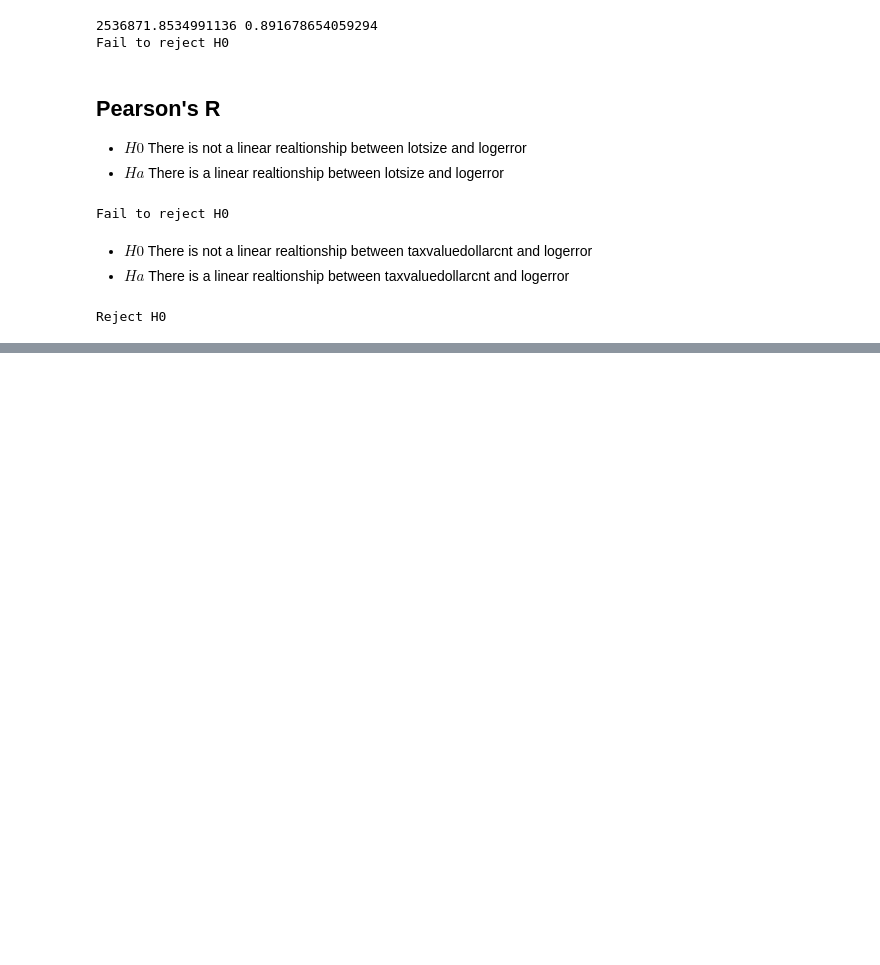
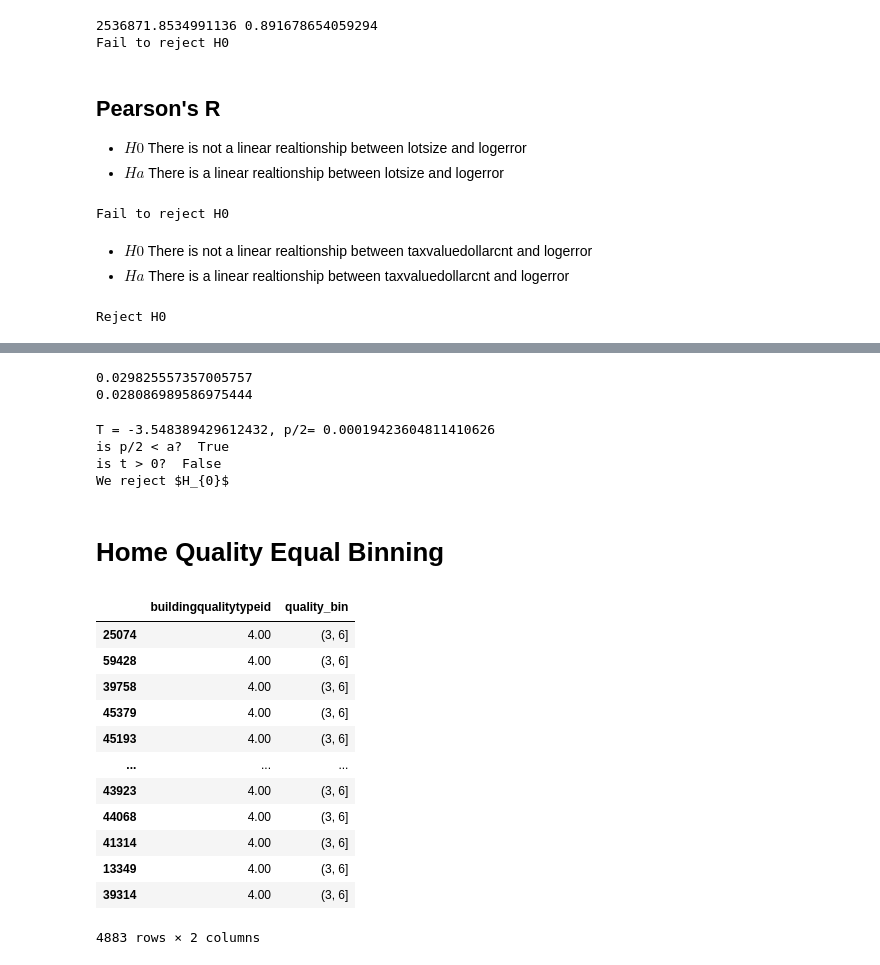
Before and after one commit to datastraine/clustering-exercises, a Jupyter notebook: explore_zillow.ipynb, the cells around one changed output, grey strips where cells are left out. Cells and saved outputs as stored; diff of their text form; code cells hidden in the pictures; blank space fills up the shorter version.

```diff
--- a/explore_zillow.ipynb
+++ b/explore_zillow.ipynb
@@ -275,0 +346,55 @@ Reject H0
+# %%
+# Create a more than 2 bath feature
+train['more_than_two_bath'] = train['bathroomcnt'] > 2
+
+# Set up for the two sample test
+two_or_less_bath = train[train.more_than_two_bath == False]
+greater_than_two_bath = train[train.more_than_two_bath == True]
+
+#Check variance
+print(two_or_less_bath.logerror.var())
+print(greater_than_two_bath.logerror.var())
+# %% [output]
+0.029825557357005757
+0.028086989586975444
+# %%
+t, p = stats.ttest_ind(two_or_less_bath.logerror, greater_than_two_bath.logerror)
+
+
+print(f"T = {t}, p/2= {p/2}")
+print("is p/2 < a? ", p/2 < a)
+print("is t > 0? ", t > 0)
+if p/2 > a:
+    print("We fail to reject $H_{0}$")
+elif t > 0:
+    print("We fail to reject $H_{0}$")
+else:
+    print("We reject $H_{0}$")
+# %% [output]
+T = -3.548389429612432, p/2= 0.00019423604811410626
+is p/2 < a?  True
+is t > 0?  False
+We reject $H_{0}$
+# %% [markdown]
+# Home Quality Equal Binning
+# %%
+# Create the intervals for the bins
+bins = pd.IntervalIndex.from_tuples([(0, 3), (3, 6), (6, 8), (8, 12)])
+# Cut the data into the bins
+train['quality_bin'] = pd.cut(train.buildingqualitytypeid, bins)
+# Print the data to ensure the intevals worked correctly
+train[['buildingqualitytypeid', 'quality_bin']].loc[train['buildingqualitytypeid'] == 4]
+# %% [output]
+|  | buildingqualitytypeid | quality_bin |
+| 25074 | 4.00 | (3, 6] |
+| 59428 | 4.00 | (3, 6] |
+| 39758 | 4.00 | (3, 6] |
+| 45379 | 4.00 | (3, 6] |
+| 45193 | 4.00 | (3, 6] |
+| ... | ... | ... |
+| 43923 | 4.00 | (3, 6] |
+| 44068 | 4.00 | (3, 6] |
+| 41314 | 4.00 | (3, 6] |
+| 13349 | 4.00 | (3, 6] |
+| 39314 | 4.00 | (3, 6] |
+4883 rows × 2 columns
```
Also changed, not shown: parts of 18 cells of this notebook.
